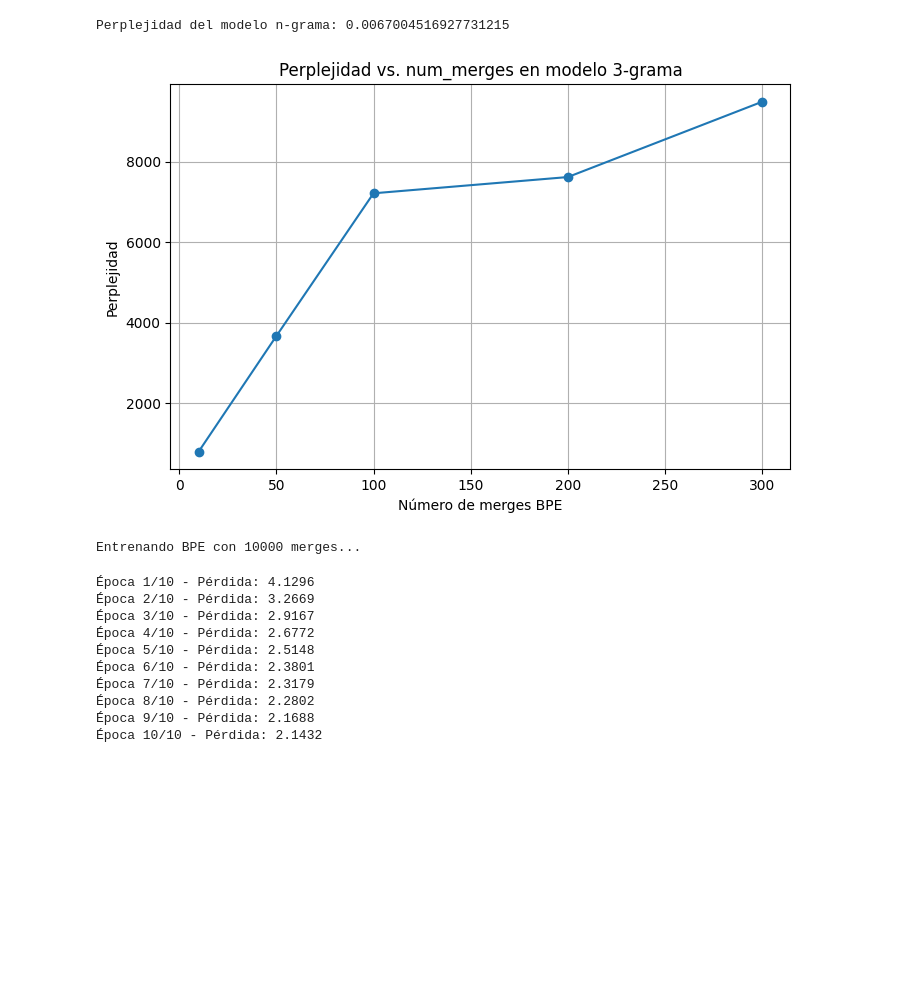
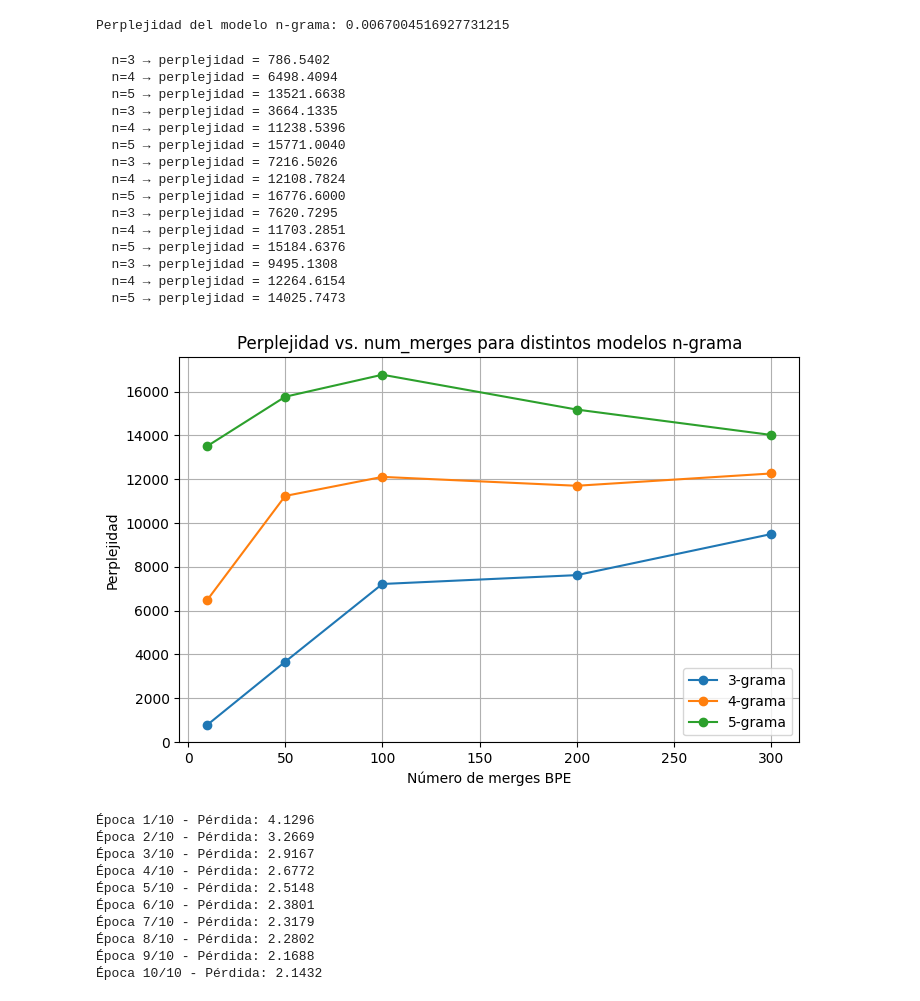
Before and after one commit to GabrielaC01/nlp-proyecto02, a Jupyter notebook: notebooks/03_model_training.ipynb, the cells around one changed output. Saved outputs shown, nothing was run; the diff lists cells and outputs as text; code cells hidden in the pictures; blank space fills up the shorter version.

Commit message:
exp: comparación de perplejidad con n-gramas de orden 3, 4 y 5

```diff
--- a/notebooks/03_model_training.ipynb
+++ b/notebooks/03_model_training.ipynb
@@ -303,81 +303,69 @@ from collections import Counter
 import math
 import matplotlib.pyplot as plt
 
-def entrenar_ngrama(corpus_tokens, n=3):
+def entrenar_ngrama(corpus_tokens, n):
     modelo = Counter(ngrams(corpus_tokens, n))
     contexto = Counter(ngrams(corpus_tokens, n - 1))
     return modelo, contexto
 
-def calcular_perplejidad(texto_tokens, modelo, contexto, n=3):
+def calcular_perplejidad(texto_tokens, modelo, contexto, n):
     ngramas = list(ngrams(texto_tokens, n))
     N = len(ngramas)
     log_prob = 0
     for ng in ngramas:
         prob = (modelo[ng] + 1) / (contexto[ng[:-1]] + len(modelo))  # Laplace smoothing
         log_prob += math.log(prob)
     return math.exp(-log_prob / N)
 
 # Experimento automático
 num_merges_list = [10, 50, 100, 200, 300]
-perplejidades = []
+valores_n = [3, 4, 5]
 
 oraciones_train = cargar_oraciones_limpias("train", 100)
 oracion_test = "the quantum mechanics of multiverses"
+
+resultados = {n: [] for n in valores_n}
 
 for num_merges in num_merges_list:
     bpe = BytePairEncoding(num_merges=num_merges)
     bpe.train(oraciones_train)
 
     corpus_tokens = []
     for oracion in oraciones_train:
         corpus_tokens.extend(bpe.tokenize(oracion.lower()))
 
-    modelo, contexto = entrenar_ngrama(corpus_tokens, n=3)
+    tokens_test = bpe.tokenize(oracion_test.lower())
 
-    tokens_test = bpe.tokenize(oracion_test.lower())
-    perp = calcular_perplejidad(tokens_test, modelo, contexto, n=3)
-    perplejidades.append(perp)
+    for n in valores_n:
+        modelo, contexto = entrenar_ngrama(corpus_tokens, n)
+        perp = calcular_perplejidad(tokens_test, modelo, contexto, n)
+        resultados[n].append(perp)
+        print(f"  n={n} → perplejidad = {perp:.4f}")
 
 # Graficar resultado
 plt.figure(figsize=(8, 5))
-plt.plot(num_merges_list, perplejidades, marker='o')
-plt.title("Perplejidad vs. num_merges en modelo 3-grama")
+for n in valores_n:
+    plt.plot(num_merges_list, resultados[n], marker='o', label=f"{n}-grama")
+plt.title("Perplejidad vs. num_merges para distintos modelos n-grama")
 plt.xlabel("Número de merges BPE")
 plt.ylabel("Perplejidad")
+plt.legend()
 plt.grid(True)
 plt.show()
 # %% [output]
+  n=3 → perplejidad = 786.5402
+  n=4 → perplejidad = 6498.4094
+  n=5 → perplejidad = 13521.6638
+  n=3 → perplejidad = 3664.1335
+  n=4 → perplejidad = 11238.5396
+  n=5 → perplejidad = 15771.0040
+  n=3 → perplejidad = 7216.5026
+  n=4 → perplejidad = 12108.7824
+  n=5 → perplejidad = 16776.6000
+  n=3 → perplejidad = 7620.7295
+  n=4 → perplejidad = 11703.2851
+  n=5 → perplejidad = 15184.6376
+  n=3 → perplejidad = 9495.1308
+  n=4 → perplejidad = 12264.6154
+  n=5 → perplejidad = 14025.7473
-[figure, old version]
+[figure, new version]
-# %%
-# Nuevo experimento con merges grandes (dataset completo)
-num_merges_list = [10000, 20000, 50000]
-perplejidades_grandes = []
-
-oraciones_train = cargar_oraciones_limpias("train", num_oraciones=50000)
-oracion_test = "the quantum mechanics of multiverses"
-
-for num_merges in num_merges_list:
-    print(f"Entrenando BPE con {num_merges} merges...")
-    bpe = BytePairEncoding(num_merges=num_merges)
-    bpe.train(oraciones_train)
-
-    corpus_tokens = []
-    for oracion in oraciones_train:
-        corpus_tokens.extend(bpe.tokenize(oracion.lower()))
-
-    modelo, contexto = entrenar_ngrama(corpus_tokens, n=3)
-
-    tokens_test = bpe.tokenize(oracion_test.lower())
-    perp = calcular_perplejidad(tokens_test, modelo, contexto, n=3)
-    perplejidades_grandes.append(perp)
-
-# Graficar resultados
-plt.figure(figsize=(8, 5))
-plt.plot(num_merges_list, perplejidades_grandes, marker='o', color='red')
-plt.title("Perplejidad vs. num_merges (grande)")
-plt.xlabel("Número de merges BPE")
-plt.ylabel("Perplejidad")
-plt.grid(True)
-plt.show()
-# %% [output]
-Entrenando BPE con 10000 merges...
```
Also changed, not shown: parts of 1 cell of this notebook.
